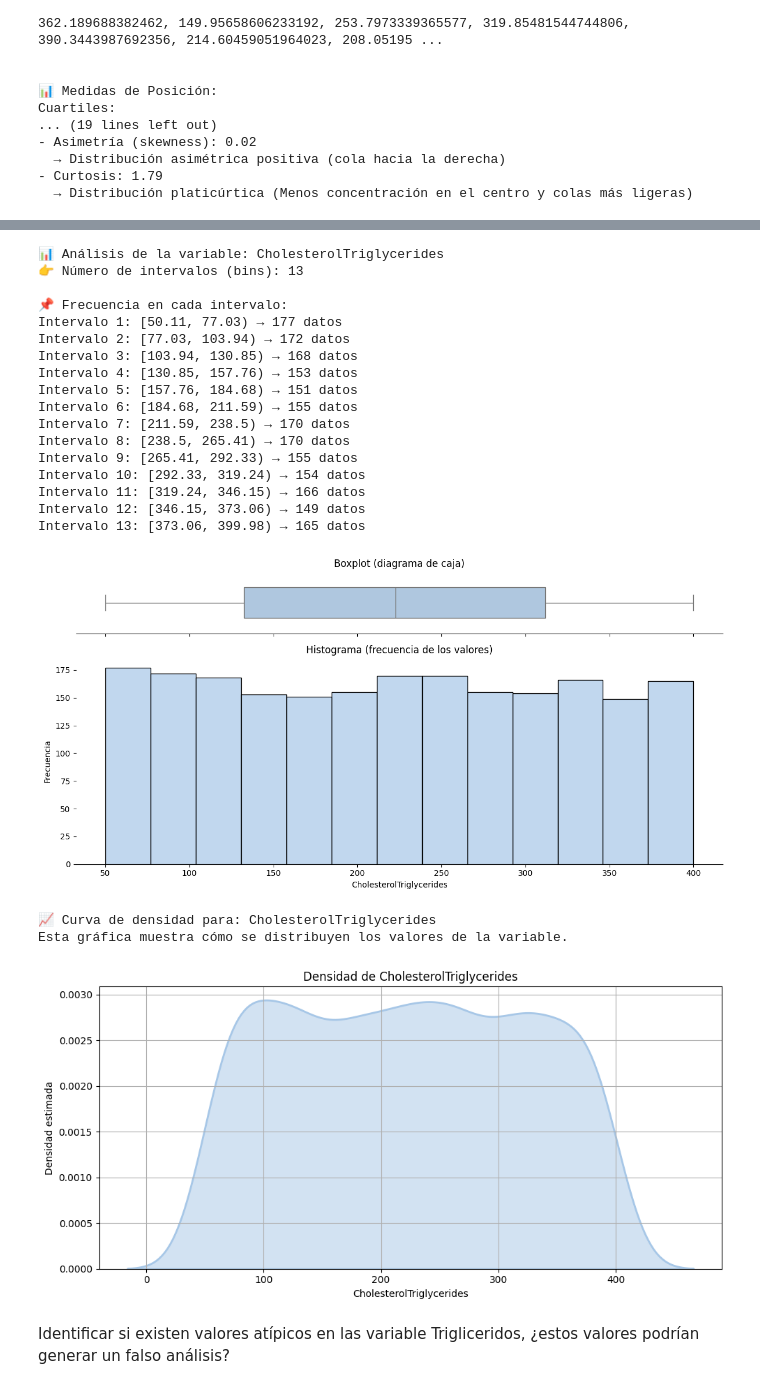
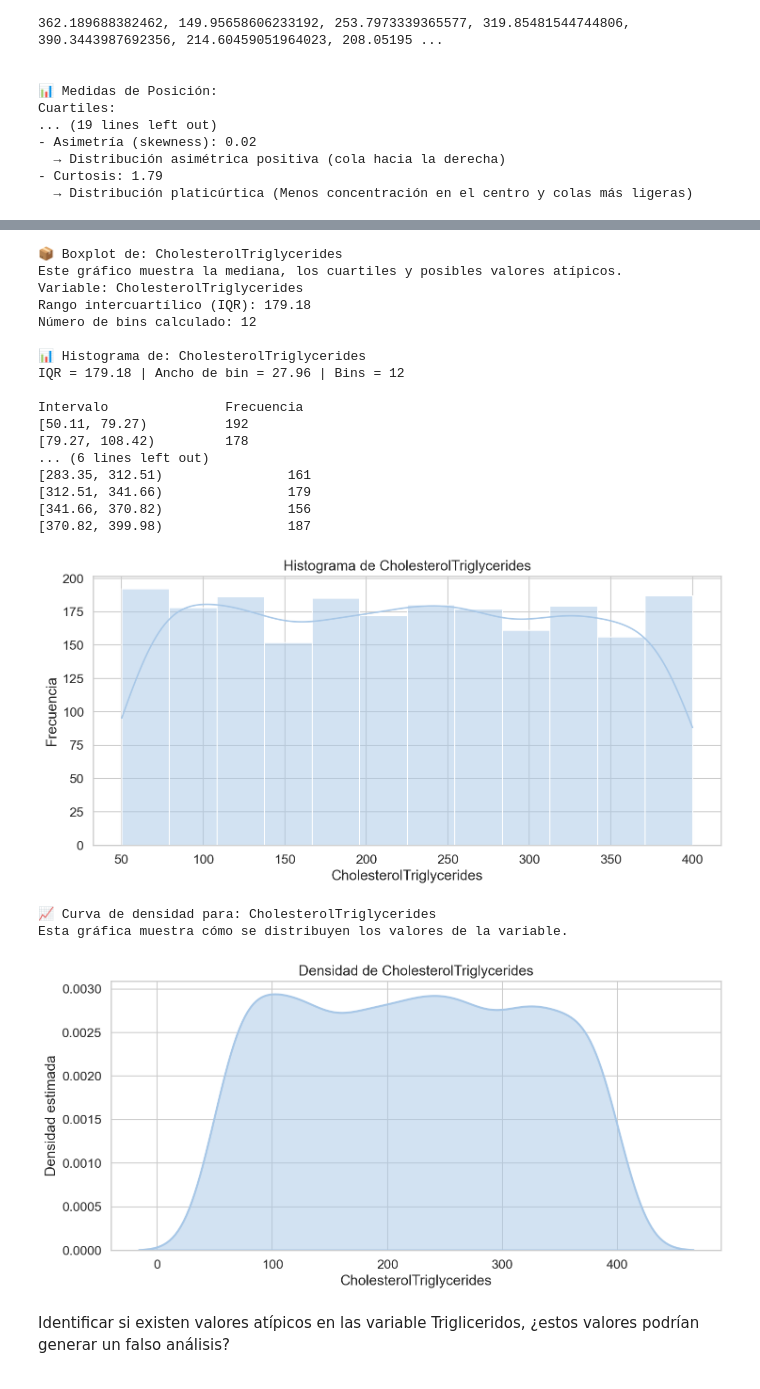
Before and after one commit to Lmarvq/Proyecto-1, a Jupyter notebook: Proyecto_1.ipynb, the cells around one changed output, grey strips where cells are left out. Saved outputs shown, nothing was run; the diff lists cells and outputs as text; code cells hidden in the pictures.

```diff
--- a/Proyecto_1.ipynb
+++ b/Proyecto_1.ipynb
@@ -581,30 +605,31 @@ Intervalos Cerrados: [(50.11360418775354, 76.11360418775354), (77.11360418775354
 | 11 | [347, 373] | 360.113604 | 148 | 1947 | 0.070309 | ... |
 | 12 | [374, 400] | 387.113604 | 158 | 2105 | 0.075059 | ... |
 # %%
-graficar_boxplot_e_histograma(df_csv, 'CholesterolTriglycerides')
+graficar_boxplot(df_csv, 'CholesterolTriglycerides')
+graficar_histograma(df_csv, 'CholesterolTriglycerides')
 graficar_densidad(df_csv, 'CholesterolTriglycerides')
 # %% [output]
-📊 Análisis de la variable: CholesterolTriglycerides
-👉 Número de intervalos (bins): 13
+📦 Boxplot de: CholesterolTriglycerides
+Este gráfico muestra la mediana, los cuartiles y posibles valores atípicos.
+Variable: CholesterolTriglycerides
+Rango intercuartílico (IQR): 179.18
+Número de bins calculado: 12
 
-📌 Frecuencia en cada intervalo:
-Intervalo 1: [50.11, 77.03) → 177 datos
-Intervalo 2: [77.03, 103.94) → 172 datos
-Intervalo 3: [103.94, 130.85) → 168 datos
-Intervalo 4: [130.85, 157.76) → 153 datos
-Intervalo 5: [157.76, 184.68) → 151 datos
-Intervalo 6: [184.68, 211.59) → 155 datos
-Intervalo 7: [211.59, 238.5) → 170 datos
-Intervalo 8: [238.5, 265.41) → 170 datos
-Intervalo 9: [265.41, 292.33) → 155 datos
-Intervalo 10: [292.33, 319.24) → 154 datos
-Intervalo 11: [319.24, 346.15) → 166 datos
-Intervalo 12: [346.15, 373.06) → 149 datos
-Intervalo 13: [373.06, 399.98) → 165 datos
+📊 Histograma de: CholesterolTriglycerides
+IQR = 179.18 | Ancho de bin = 27.96 | Bins = 12
+
+Intervalo               Frecuencia
+[50.11, 79.27)          192
+[79.27, 108.42)         178
+... (6 lines left out)
+[283.35, 312.51)                161
+[312.51, 341.66)                179
+[341.66, 370.82)                156
+[370.82, 399.98)                187
-[figure, old version]
+[figure, new version]
 📈 Curva de densidad para: CholesterolTriglycerides
 Esta gráfica muestra cómo se distribuyen los valores de la variable.
-[figure, old version]
+[figure, new version]
 # %% [markdown]
 Identificar si existen valores atípicos en las variable Trigliceridos, ¿estos valores podrían generar un falso análisis?
 # %% [markdown]
```
Also changed, not shown: parts of 6 cells of this notebook.
